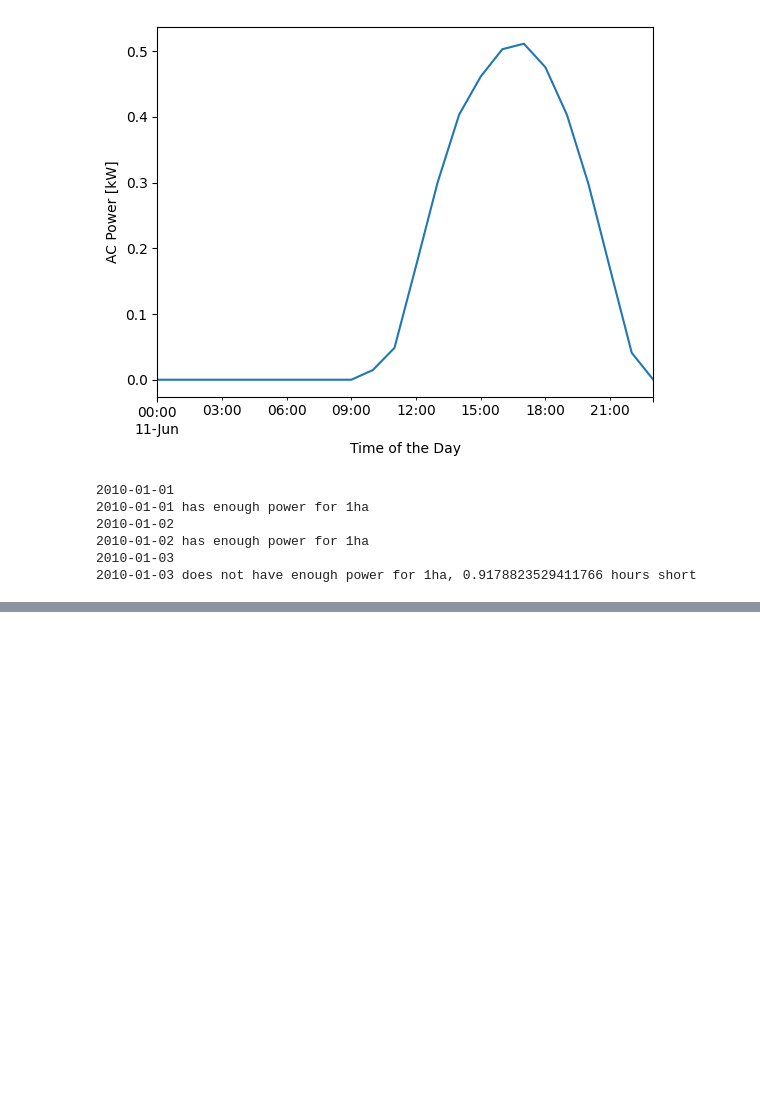
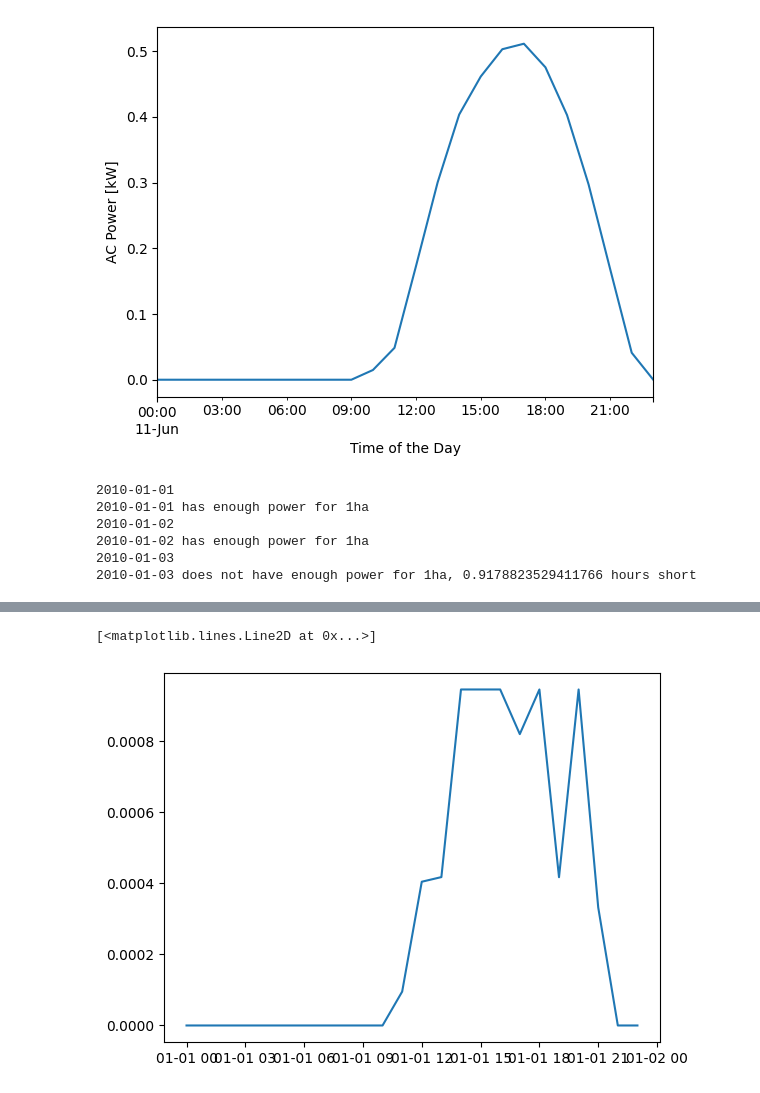
Before and after one commit to mascholten123/Code, a Jupyter notebook: SolarCode/SolarSizing.ipynb, the cells around one changed output, grey strips where cells are left out. Drawn from its saved outputs; the diff is of its cells as text; code cells hidden in the pictures; blank space fills up the shorter version.

Commit message:
Implement variable speed sizing algorithm for direct drive (1ha)

```diff
--- a/SolarCode/SolarSizing.ipynb
+++ b/SolarCode/SolarSizing.ipynb
@@ -32,6 +33,10 @@ c = 854.0710206707552
 d = -0.05692714507987253
 
 max_power = a*(max_flow_rate**3) + b*(max_flow_rate**2) + c*max_flow_rate + d #kw
+# %%
+def root_pump_curve(a,b,c,d,P,Q):
+    '''function Return zero in terms of Q of pump power equation given a,b,c,d and P'''
+    return (a*(Q**3) + b*(Q**2) + c*Q + d - P)
 # %%
 max_power
 # %% [output]
@@ -178,0 +180,35 @@ datetime.date(2010, 1, 1)
+# %%
+#accouting for variable speed operation
+
+#Calculate the flow rate [m3/s] for each hour for variable speed pump
+df_solar_full['flow_rate'] = 0 #initialize column
+# Iterate over the index of df_solar_full directly
+for hour in df_solar_full.index:
+    if df_solar_full.loc[hour, 'solar_power'] >= max_power:
+        df_solar_full.loc[hour, 'flow_rate'] = max_flow_rate
+    elif df_solar_full.loc[hour, 'solar_power'] == 0:
+        # Handle the case when solar power is zero
+        df_solar_full.loc[hour, 'flow_rate'] = 0
+    else:
+        # Use root_scalar to find the root of the pump curve equation
+        solution = scipy.optimize.root_scalar(lambda x: root_pump_curve(a, b, c, d, df_solar_full.loc[hour, 'solar_power'], x), x0=max_flow_rate)
+        df_solar_full.loc[hour, 'flow_rate'] = solution.root
+
+# Check for negative flow rates
+negative_flow_rates = df_solar_full[df_solar_full['flow_rate'] < 0]
+if not negative_flow_rates.empty:
+    raise ValueError(f"Negative flow rates found in hours: {negative_flow_rates.index.tolist()}")
+
+
+# Assuming constant flow rate over each hour, calculate the total daily pumpible water
+df_solar_full['flow_rate_hourly']= df_solar_full['flow_rate'] * 3600
+df_daily_irrigation['1ha variable speed'] =  df_solar_full['flow_rate_hourly'].resample('D').sum()
+
+#Is the possible irrigaiation with variable speed operation sufficient?
+
+for day in df_daily_irrigation.index:
+    if df_daily_irrigation['1 ha'].loc[day] > df_daily_irrigation['1ha variable speed'].loc[day]:
+        print(f'{n_panels} is not sufficient even with variable speed operation, on {day} the power deficit is {df_daily_irrigation["1 ha"].loc[day] - df_daily_irrigation["1ha variable speed"].loc[day]} m3')
+        break
+
+#TODO: Increase number of panels if not enough
@@ -178,0 +326,6 @@ datetime.date(2010, 1, 1)
+# %%
+plt.plot(df_solar_full['flow_rate'].iloc[:24])
+#plt.plot(df_solar_full['solar_power'].iloc[:24])
+# %% [output]
+[<matplotlib.lines.Line2D at 0x...>]
+[figure, added]
```
Also changed, not shown: parts of 6 cells of this notebook.
